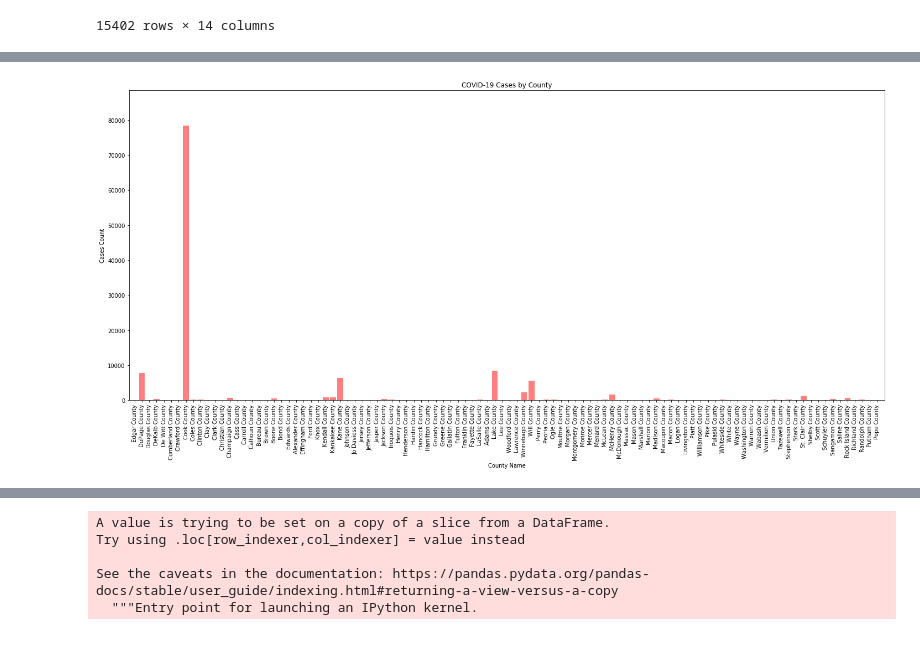
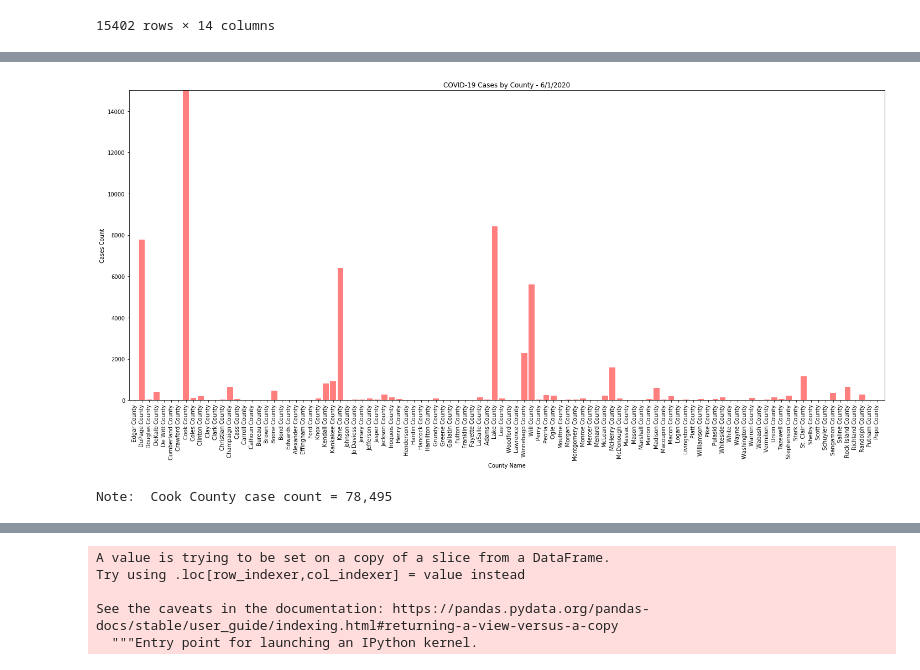
Before and after one commit to rew0809/TravelData_Project, a Jupyter notebook: DataAnalysis.ipynb, the cells around one changed output, grey strips where cells are left out. Saved outputs shown, nothing was run; the diff lists cells and outputs as text; code cells hidden in the pictures.

```diff
--- a/DataAnalysis.ipynb
+++ b/DataAnalysis.ipynb
@@ -109,17 +112,19 @@ tick_locations = [value for value in x_axis]
 # %%
 # Create a list indicating where to write x labels and set figure size to adjust for space
 plt.figure(figsize=(20,10))
 plt.bar(x_axis, illinois_single_day_df["Number of cases"], color='r', alpha=0.5, align="center")
 plt.xticks(tick_locations, illinois_single_day_df["County Name"], rotation="vertical")
 plt.xlim(-0.75, len(x_axis))
-plt.ylim(0, max(illinois_single_day_df["Number of cases"])+10000)
-plt.title("COVID-19 Cases by County")
+plt.ylim(0, 15000)
+plt.title("COVID-19 Cases by County - 6/1/2020")
 plt.xlabel("County Name")
 plt.ylabel("Cases Count")
 plt.tight_layout()
 plt.show()
+print("Note:  Cook County case count = 78,495")
 # %% [output]
-[figure, old version]
+[figure, new version]
+Note:  Cook County case count = 78,495
 # %%
 illinois_single_day_df
 # %% [output]
```
Also changed, not shown: parts of 20 cells of this notebook, 1 other file.
